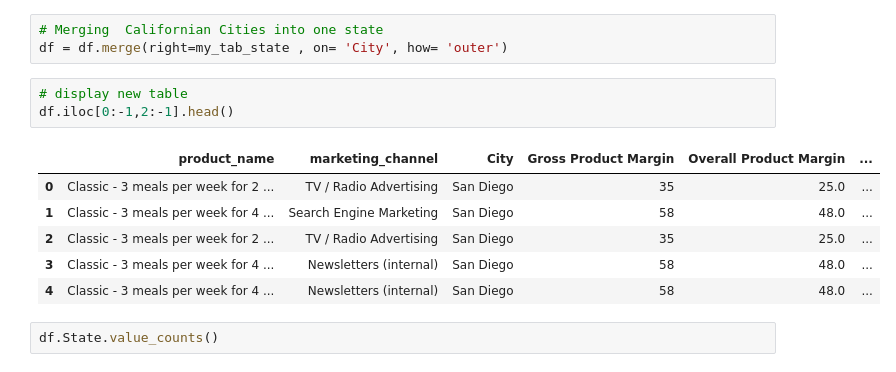
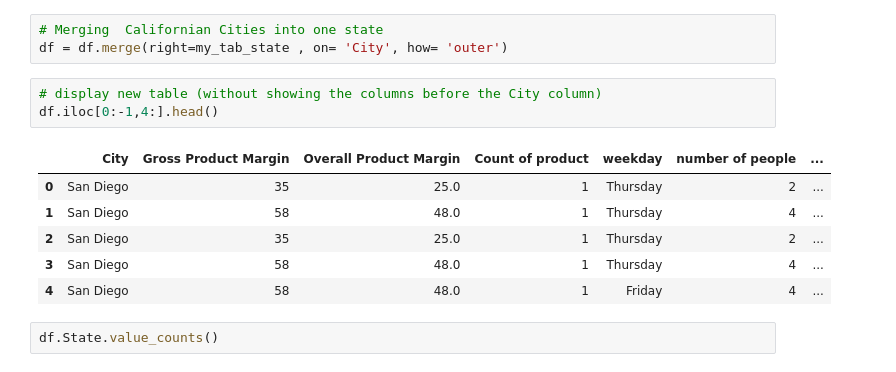
Before and after one commit to juliencatanese/Python_LunchBox, a Jupyter notebook: notebooks/EDA.ipynb, the cells around one changed output. Saved outputs shown, nothing was run; the diff lists cells and outputs as text.

Commit message:
reduce the nb of table column displayed

```diff
--- a/notebooks/EDA.ipynb
+++ b/notebooks/EDA.ipynb
@@ -303,15 +303,15 @@ my_tab_state.head(10)
 # Merging  Californian Cities into one state
 df = df.merge(right=my_tab_state , on= 'City', how= 'outer')
 # %%
-# display new table
-df.iloc[0:-1,2:-1].head()
+# display new table (without showing the columns before the City column)
+df.iloc[0:-1,4:].head()
 # %% [output]
-|  | product_name | marketing_channel | City | Gross Product Margin | Overall Product Margin | ... |
-| 0 | Classic - 3 meals per week for 2 ... | TV / Radio Advertising | San Diego | 35 | 25.0 | ... |
-| 1 | Classic - 3 meals per week for 4 ... | Search Engine Marketing | San Diego | 58 | 48.0 | ... |
-| 2 | Classic - 3 meals per week for 2 ... | TV / Radio Advertising | San Diego | 35 | 25.0 | ... |
-| 3 | Classic - 3 meals per week for 4 ... | Newsletters (internal) | San Diego | 58 | 48.0 | ... |
-| 4 | Classic - 3 meals per week for 4 ... | Newsletters (internal) | San Diego | 58 | 48.0 | ... |
+|  | City | Gross Product Margin | Overall Product Margin | Count of product | weekday | number of people | ... |
+| 0 | San Diego | 35 | 25.0 | 1 | Thursday | 2 | ... |
+| 1 | San Diego | 58 | 48.0 | 1 | Thursday | 4 | ... |
+| 2 | San Diego | 35 | 25.0 | 1 | Thursday | 2 | ... |
+| 3 | San Diego | 58 | 48.0 | 1 | Thursday | 4 | ... |
+| 4 | San Diego | 58 | 48.0 | 1 | Friday | 4 | ... |
 # %%
 df.State.value_counts()
 # %% [output]
```
Also changed, not shown: parts of 5 cells of this notebook.
